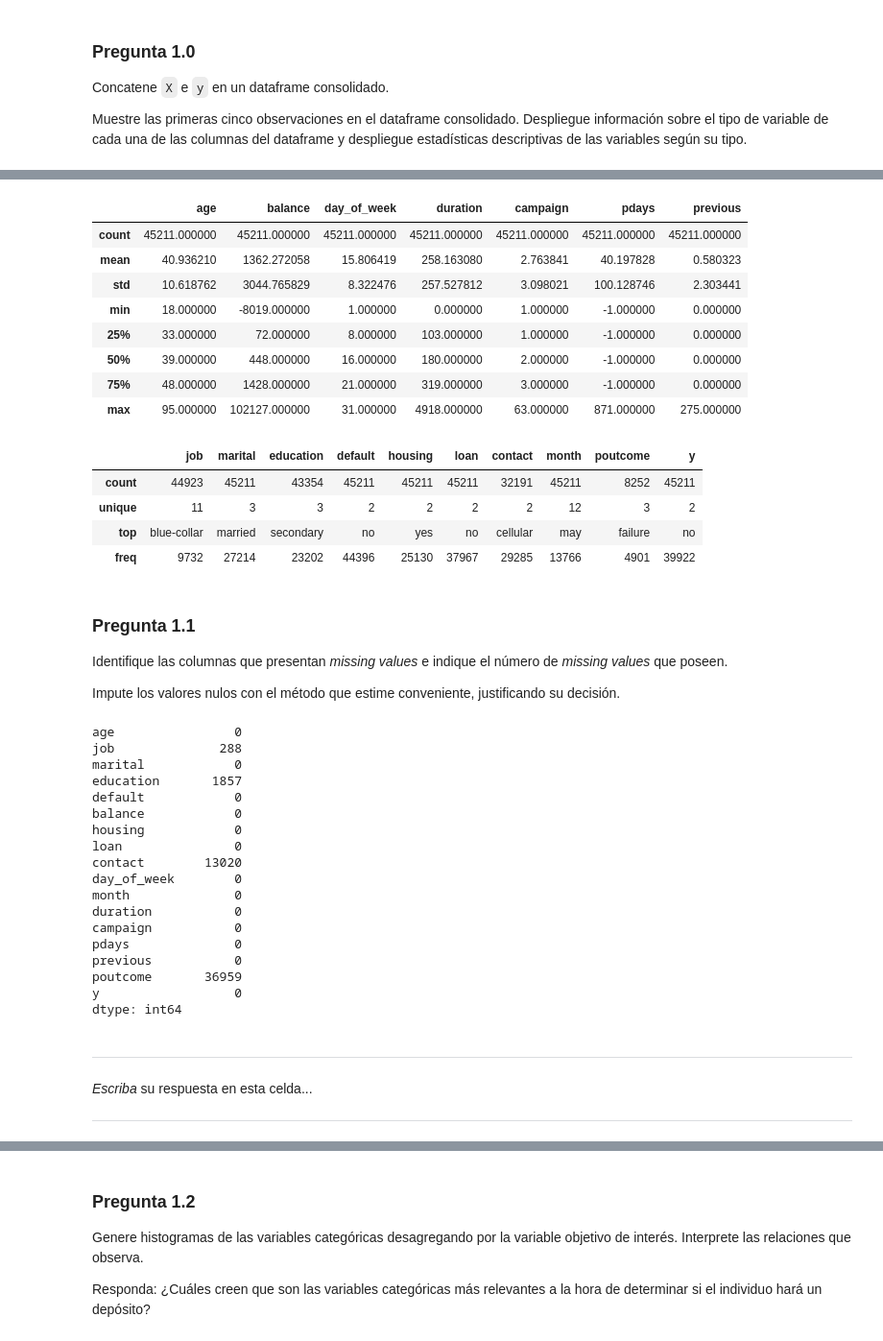
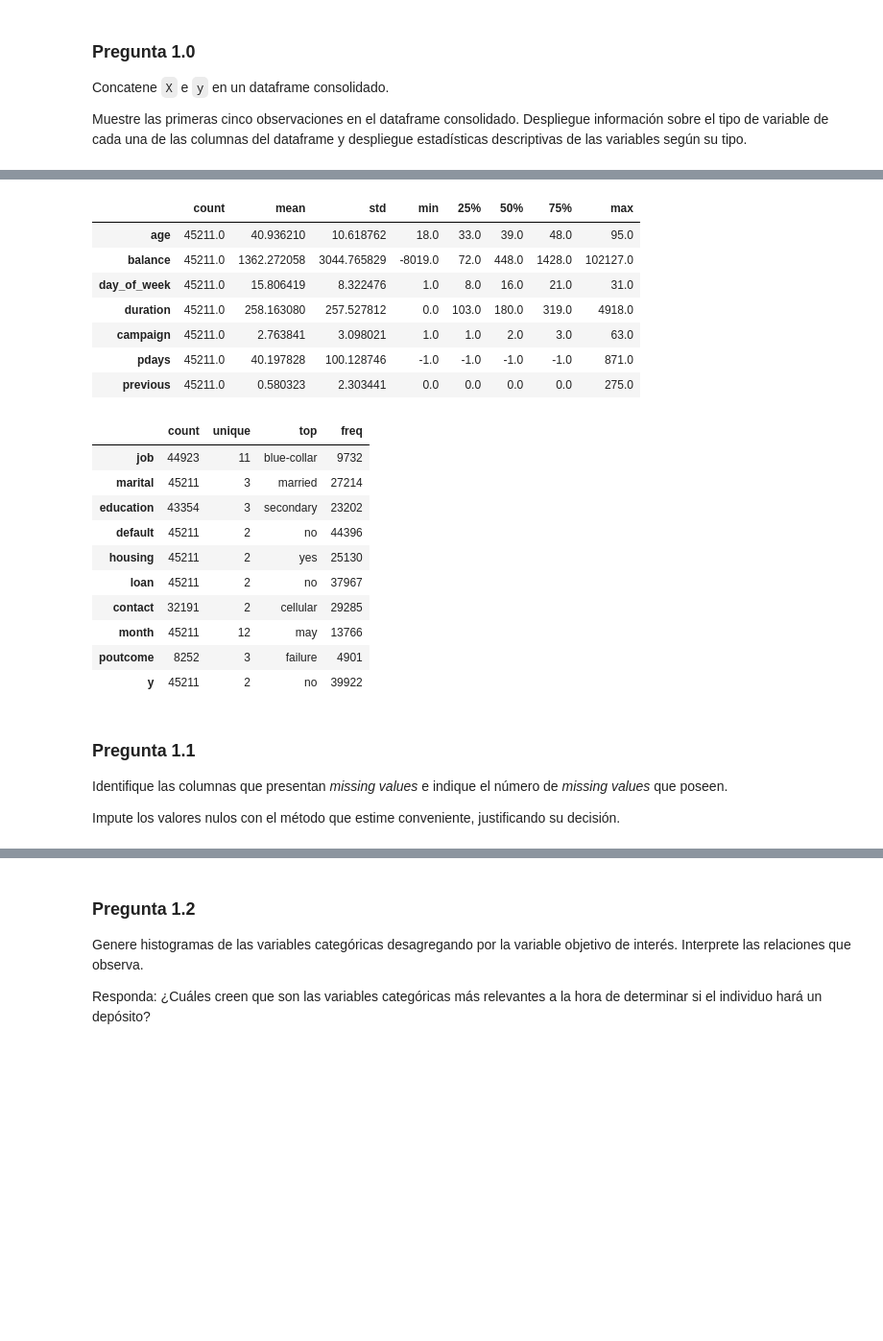
Before and after one commit to catamege/Tarea2-Mege-Lantadilla, a Jupyter notebook: Tarea2-Mege-Lantadilla.ipynb, the cells around one changed output, grey strips where cells are left out. Shown: that part at 96% size. Saved outputs shown, nothing was run; the diff lists cells and outputs as text; code cells hidden in the pictures; blank space fills up the shorter version.

```diff
--- a/Tarea2-Mege-Lantadilla.ipynb
+++ b/Tarea2-Mege-Lantadilla.ipynb
@@ -183,59 +203,31 @@ memory usage: 5.9+ MB
 # %%
-df.select_dtypes(include='number').describe()
+df.select_dtypes(include="int64").describe().T
 # %% [output]
-|  | age | balance | day_of_week | duration | campaign | pdays | previous |
-| count | 45211.000000 | 45211.000000 | 45211.000000 | 45211.000000 | 45211.000000 | 45211.000000 | 45211.000000 |
-| mean | 40.936210 | 1362.272058 | 15.806419 | 258.163080 | 2.763841 | 40.197828 | 0.580323 |
-| std | 10.618762 | 3044.765829 | 8.322476 | 257.527812 | 3.098021 | 100.128746 | 2.303441 |
-| min | 18.000000 | -8019.000000 | 1.000000 | 0.000000 | 1.000000 | -1.000000 | 0.000000 |
-| 25% | 33.000000 | 72.000000 | 8.000000 | 103.000000 | 1.000000 | -1.000000 | 0.000000 |
-| 50% | 39.000000 | 448.000000 | 16.000000 | 180.000000 | 2.000000 | -1.000000 | 0.000000 |
-| 75% | 48.000000 | 1428.000000 | 21.000000 | 319.000000 | 3.000000 | -1.000000 | 0.000000 |
-| max | 95.000000 | 102127.000000 | 31.000000 | 4918.000000 | 63.000000 | 871.000000 | 275.000000 |
+|  | count | mean | std | min | 25% | 50% | 75% | max |
+| age | 45211.0 | 40.936210 | 10.618762 | 18.0 | 33.0 | 39.0 | 48.0 | 95.0 |
+| balance | 45211.0 | 1362.272058 | 3044.765829 | -8019.0 | 72.0 | 448.0 | 1428.0 | 102127.0 |
+| day_of_week | 45211.0 | 15.806419 | 8.322476 | 1.0 | 8.0 | 16.0 | 21.0 | 31.0 |
+| duration | 45211.0 | 258.163080 | 257.527812 | 0.0 | 103.0 | 180.0 | 319.0 | 4918.0 |
+| campaign | 45211.0 | 2.763841 | 3.098021 | 1.0 | 1.0 | 2.0 | 3.0 | 63.0 |
+| pdays | 45211.0 | 40.197828 | 100.128746 | -1.0 | -1.0 | -1.0 | -1.0 | 871.0 |
+| previous | 45211.0 | 0.580323 | 2.303441 | 0.0 | 0.0 | 0.0 | 0.0 | 275.0 |
 # %%
-df.select_dtypes(include='object').describe()
+df.select_dtypes(include='object').describe().T
 # %% [output]
-|  | job | marital | education | default | housing | loan | contact | month | poutcome | y |
-| count | 44923 | 45211 | 43354 | 45211 | 45211 | 45211 | 32191 | 45211 | 8252 | 45211 |
-| unique | 11 | 3 | 3 | 2 | 2 | 2 | 2 | 12 | 3 | 2 |
-| top | blue-collar | married | secondary | no | yes | no | cellular | may | failure | no |
-| freq | 9732 | 27214 | 23202 | 44396 | 25130 | 37967 | 29285 | 13766 | 4901 | 39922 |
+|  | count | unique | top | freq |
+| job | 44923 | 11 | blue-collar | 9732 |
+| marital | 45211 | 3 | married | 27214 |
+| education | 43354 | 3 | secondary | 23202 |
+| default | 45211 | 2 | no | 44396 |
+| housing | 45211 | 2 | yes | 25130 |
+| loan | 45211 | 2 | no | 37967 |
+| contact | 32191 | 2 | cellular | 29285 |
+| month | 45211 | 12 | may | 13766 |
+| poutcome | 8252 | 3 | failure | 4901 |
+| y | 45211 | 2 | no | 39922 |
 # %% [markdown]
 ### Pregunta 1.1
 
 Identifique las columnas que presentan _missing values_ e indique el número de _missing values_ que poseen.
 
 Impute los valores nulos con el método que estime conveniente, justificando su decisión.
-# %%
-# Cantidad de missings por columna
-df.isnull().sum()
-# %% [output]
-age                0
-job              288
-marital            0
-education       1857
-default            0
-balance            0
-housing            0
-loan               0
-contact        13020
-day_of_week        0
-month              0
-duration           0
-campaign           0
-pdays              0
-previous           0
-poutcome       36959
-y                  0
-dtype: int64
-# %% [markdown]
-
-
-
----
-
-
-*Escriba* su respuesta en esta celda...
-
-
----
```
Also changed, not shown: parts of 41 cells of this notebook.
